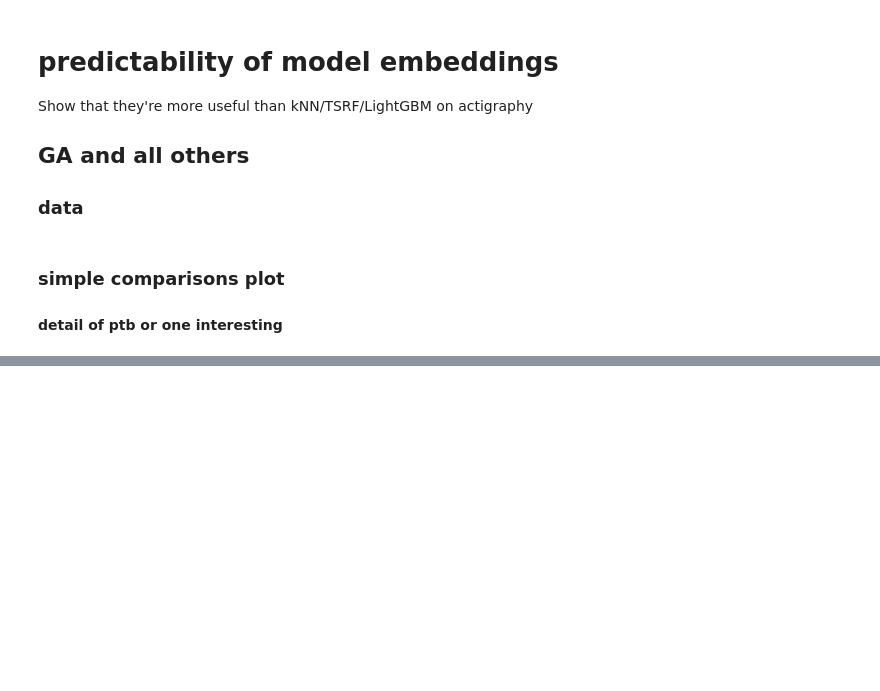
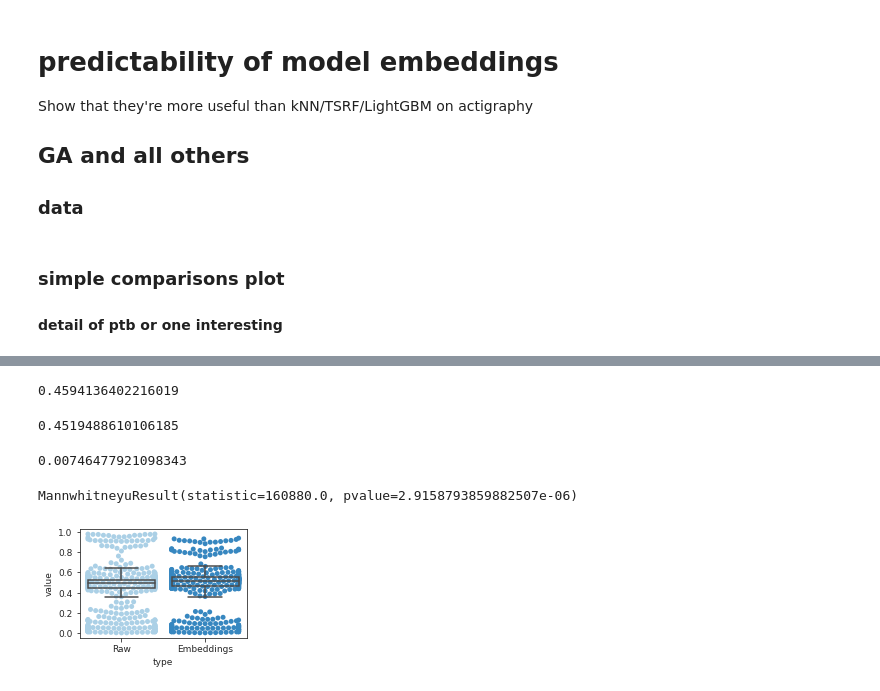
Before and after one commit to nealgravindra/wearables, a Jupyter notebook: notebooks/eval_model_embeddings.ipynb, the cells around one changed output, grey strips where cells are left out. Cells and saved outputs as stored; diff of their text form; code cells hidden in the pictures; blank space fills up the shorter version.

```diff
--- a/notebooks/eval_model_embeddings.ipynb
+++ b/notebooks/eval_model_embeddings.ipynb
@@ -885,0 +957,32 @@ Starting bmi_1vis (3 of n=3 tasks)...
+# %%
+# stat test
+dt2['value'].mean()
+# %% [output]
+0.4594136402216019
+# %%
+dt1['value'].mean()
+# %% [output]
+0.4519488610106185
+# %%
+dt2['value'].mean() - dt1['value'].mean()
+# %% [output]
+0.00746477921098343
+# %%
+from scipy.stats import mannwhitneyu
+mannwhitneyu(dt1['value'], dt2['value'])
+# %% [output]
+MannwhitneyuResult(statistic=160880.0, pvalue=2.9158793859882507e-06)
+# %%
+dt1['type'] = 'Raw'
+dt2['type'] = 'Embeddings'
+# %%
+dt = dt1.append(dt2)
+# %%
+fig, ax = plt.subplots(1, 1, figsize=(3, 2))
+sns.swarmplot(x='type', y='value', data=dt, ax=ax, palette='Blues', zorder=0)
+sns.boxplot(x='type', y='value', data=dt, ax=ax, palette='Blues', zorder=1, boxprops={'facecolor': 'none'}, showfliers=False)
+
+if savefigs:
+    fig.savefig(os.path.join(pfp, 'swarmplot_predictVtypedata.pdf'), bbox_inches='tight')
+# %% [output]
+[figure, added]
```
Also changed, not shown: parts of 6 cells of this notebook, 1 other file.
